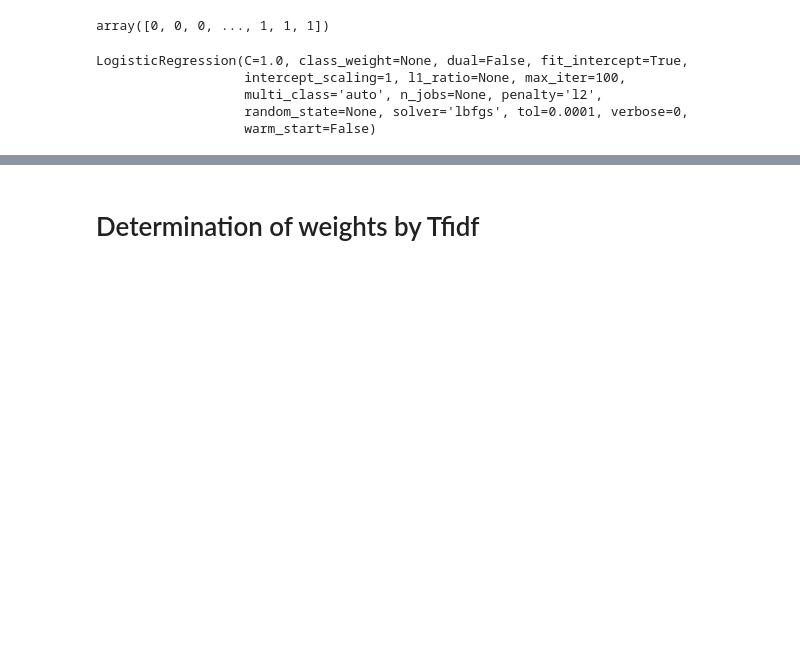
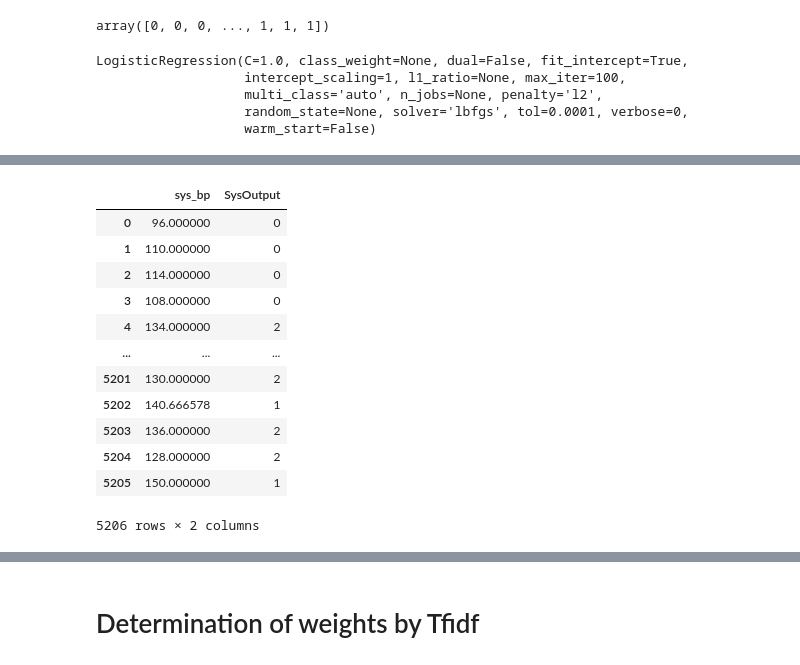
Before and after one commit to mefy-Aruna/DIABETES_NEW, a Jupyter notebook: Thresholding.ipynb, the cells around one changed output, grey strips where cells are left out. Drawn from its saved outputs; the diff is of its cells as text; code cells hidden in the pictures; blank space fills up the shorter version.

```diff
--- a/Thresholding.ipynb
+++ b/Thresholding.ipynb
@@ -387,0 +453,5 @@ outAge.to_csv('AgePredictions.csv',index=False, header=True)
+# %%
+data4 = pd.read_csv('feature4.csv')
+data4.head()
+data4 = data4[['sys_bp','SysOutput']]
+data4.head()
@@ -387,0 +465,17 @@ outAge.to_csv('AgePredictions.csv',index=False, header=True)
+# %%
+data4.to_csv('Feature4.csv', index=False)
+data4
+# %% [output]
+|  | sys_bp | SysOutput |
+| 0 | 96.000000 | 0 |
+| 1 | 110.000000 | 0 |
+| 2 | 114.000000 | 0 |
+| 3 | 108.000000 | 0 |
+| 4 | 134.000000 | 2 |
+| ... | ... | ... |
+| 5201 | 130.000000 | 2 |
+| 5202 | 140.666578 | 1 |
+| 5203 | 136.000000 | 2 |
+| 5204 | 128.000000 | 2 |
+| 5205 | 150.000000 | 1 |
+5206 rows × 2 columns
```
Also changed, not shown: parts of 18 cells of this notebook.
